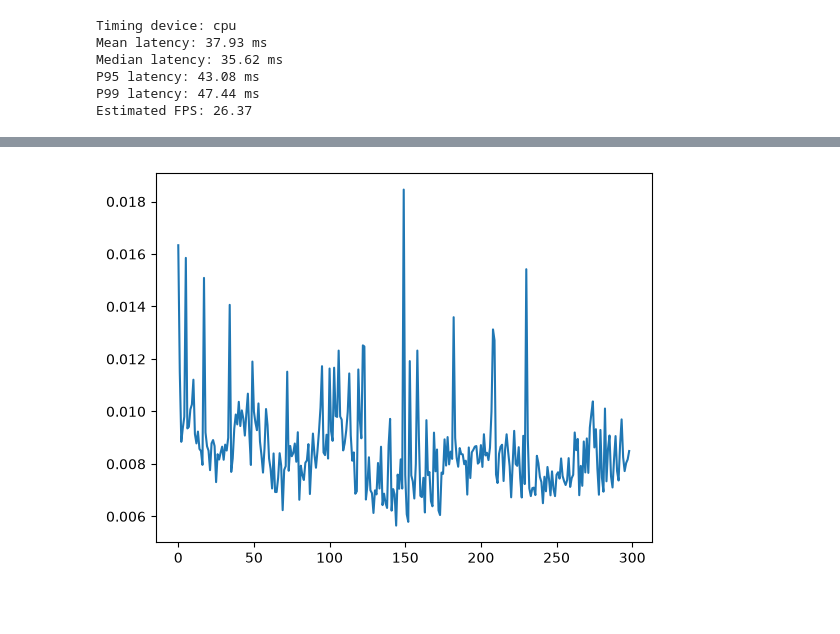
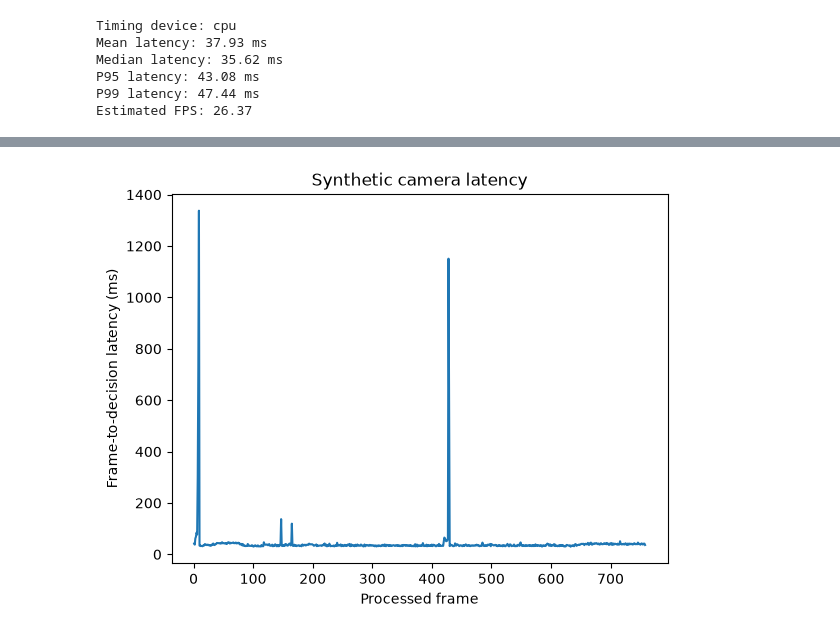
Before and after one commit to LaLa-Lisa/tobacco-article, a Jupyter notebook: manual_notebooks/first.ipynb, the cells around one changed output, grey strips where cells are left out. Saved outputs shown, nothing was run; the diff lists cells and outputs as text; code cells hidden in the pictures; blank space fills up the shorter version.

Commit message:
improved fps measurement

```diff
--- a/manual_notebooks/first.ipynb
+++ b/manual_notebooks/first.ipynb
@@ -313,14 +313,31 @@ P95 latency: 43.08 ms
 P99 latency: 47.44 ms
 Estimated FPS: 26.37
 # %%
-from synthetic_stream import SyntheticStream
+# Rerun this cell after editing synthetic_stream.py to refresh the class.
+import importlib
+import synthetic_stream
+
+importlib.reload(synthetic_stream)
+SyntheticStream = synthetic_stream.SyntheticStream
 # %%
-img = cv2.imread(
-    str(DATASET_PATH / "images" / "00a357bc-17.jpg")
-)
+# Synthetic camera benchmark: one repeated image, batch size one.
+# Excludes real camera capture/decoding and variation between field scenes.
+INPUT_FPS = 300
+WARMUP_FRAMES = 30
+MEASUREMENT_SECONDS = 30
+STREAM_IMGSZ = 640
 
-stream = SyntheticStream(img, fps=300)
 
+def synchronize_stream_device():
+    if str(model.device).startswith("cuda"):
+        torch.cuda.synchronize(model.device)
+    elif str(model.device).startswith("mps"):
+        torch.mps.synchronize()
+
+
+img = cv2.imread(str(DATASET_PATH / "images" / "00a357bc-17.jpg"))
+stream = SyntheticStream(img, fps=INPUT_FPS)
+results = None
 latencies = []
 
 try:
@@ -328,37 +345,65 @@ try:
         source=stream,
         device=device,
         stream=True,
-        imgsz=640,
+        imgsz=STREAM_IMGSZ,
         verbose=False,
         save=False,
-        show=False
+        show=False,
     )
 
-    start = time.perf_counter()
+    for _ in range(WARMUP_FRAMES):
+        result = next(results)
+        boxes = result.boxes
+        action = "STOP" if boxes is not None and len(boxes) > 0 else "MOVE"
+        synchronize_stream_device()
+
+    initial = stream.snapshot()
     frame_count = 0
 
-    for result in results:
-        start_2 = time.perf_counter()
+    while True:
+        result = next(results)
+        # The loader is consumed synchronously, one image per yielded result.
+        metadata = stream.last_frame
         boxes = result.boxes
+        action = "STOP" if boxes is not None and len(boxes) > 0 else "MOVE"
+        synchronize_stream_device()
+        completed_at = time.perf_counter()
 
-        # Robot logic
-        obstacle_detected = boxes is not None and len(boxes) > 0
-        action = "STOP" if obstacle_detected else "MOVE"
-
+        # Includes copying, queue residence, prediction, and decision logic.
+        # A frame queued during warmup may predate the measurement window.
+        latencies.append((completed_at - metadata.generated_at) * 1000)
         frame_count += 1
-
-        if frame_count >= 300:
+        if completed_at - initial["timestamp"] >= MEASUREMENT_SECONDS:
             break
 
-        latencies.append((time.perf_counter() - start_2) * 1000)
+    final = stream.snapshot()
+    elapsed = final["timestamp"] - initial["timestamp"]
+    generated = final["generated"] - initial["generated"]
+    dropped = final["dropped"] - initial["dropped"]
+    latencies = np.asarray(latencies)
 
-    elapsed = time.perf_counter() - start
+    print(f"Timing device: {model.device}")
+    print(f"Target input FPS: {INPUT_FPS}")
+    print(f"Measured duration: {elapsed:.2f} s")
+    print(f"Processed: {frame_count} frames")
+    print(f"Effective processing FPS: {frame_count / elapsed:.2f}")
+    print(f"Actual generation rate: {generated / elapsed:.2f} frames/s")
+    print(f"Dropped: {dropped} frames ({dropped / elapsed:.2f} frames/s)")
+    print(f"Mean frame-to-decision latency: {latencies.mean():.2f} ms")
+    print(f"Median frame-to-decision latency: {np.median(latencies):.2f} ms")
+    print(f"P95 frame-to-decision latency: {np.percentile(latencies, 95):.2f} ms")
+    print(f"P99 frame-to-decision latency: {np.percentile(latencies, 99):.2f} ms")
+finally:
+    try:
+        if results is not None:
+            results.close()
+    finally:
+        stream.close()
 
-    print(f"Processed: {frame_count} frames")
-    print(f"Effective FPS: {frame_count / elapsed:.2f}")
-
-finally:
-    stream.close()
-
-plt.plot(latencies)
+plt.figure()
+plt.plot(np.arange(1, frame_count + 1), latencies)
+plt.xlabel("Processed frame")
+plt.ylabel("Frame-to-decision latency (ms)")
+plt.title("Synthetic camera latency")
+plt.show()
 # %% [output]
@@ -368 +421 @@ Effective FPS: 25.07
-[figure, old version]
+[figure, new version]
```
Also changed, not shown: parts of 1 cell of this notebook, 1 other file.
